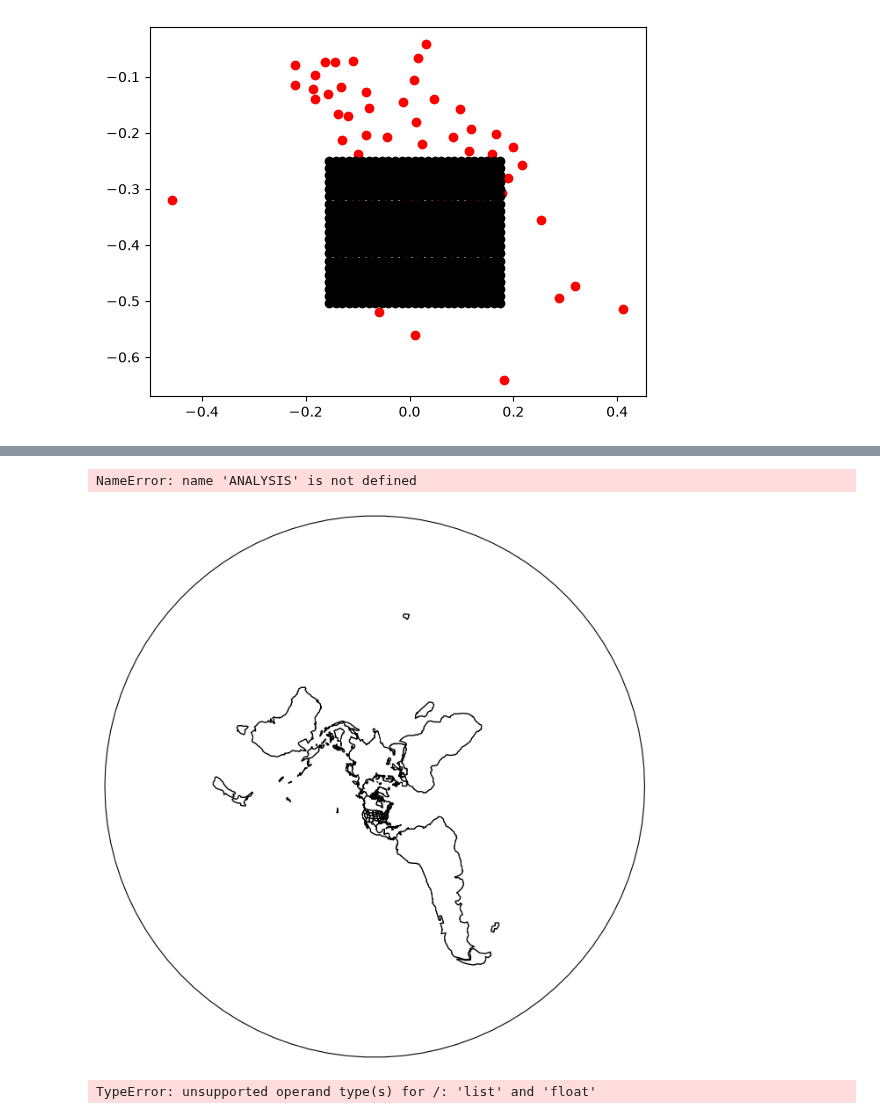
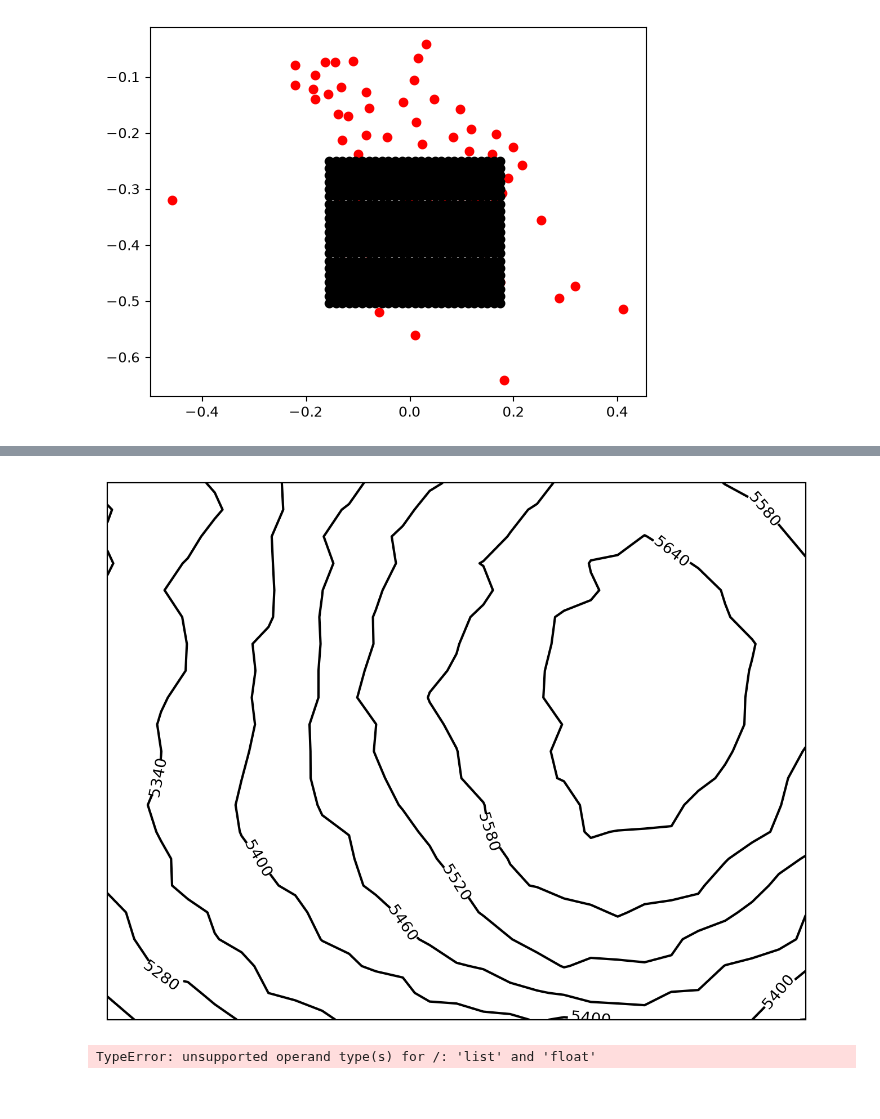
Before and after one commit to Old-World-Yew/ATSC528, a Jupyter notebook: 2-Function_Fitting/function_fitting.ipynb, the cells around one changed output, grey strips where cells are left out. Cells and saved outputs as stored; diff of their text form; code cells hidden in the pictures.

```diff
--- a/2-Function_Fitting/function_fitting.ipynb
+++ b/2-Function_Fitting/function_fitting.ipynb
@@ -72,11 +72,7 @@ for i in range(27):
     diff = i * .0127
     if(i < 21):
         x.append(x0 + diff)
-    else:
-        x.append(np.nan)
     y.append(y0 + diff)
-
-cartesianPoints = np.array([x, y])
 
 # Use the x- & y-values to populate two new numpy arrays with the values necessary to actually graph all gridpoints
 gridx, gridy = np.meshgrid(x,y)
@@ -112,7 +108,7 @@ def __scaleFactor__(lat: float) -> float:
     return (sigmaNumerator / sigmaDenominator)
 
 # Defining a function to convert from lat/long to x/y
-def getCartesian(latDeg: float, longDeg: float) -> float:
+def getCartesian(latDeg: float, longDeg: float) -> (float,float):
     lat = latDeg * degToRad
     long = (longDeg * degToRad) - standardLong
     sigma = __scaleFactor__(lat)
@@ -196,21 +291,20 @@ print(test)
 # %%
 import os
 os.environ["PROJ_IGNORE_CELESTIAL_BODY"] = "YES"
 ### Plot 500mb analyses over a map ###
 globe = ccrs.Globe(ellipse=None, semimajor_axis=rho/100, semiminor_axis=rho/100)
 proj = ccrs.Stereographic(central_longitude=-100,central_latitude=90,true_scale_latitude=60,globe=globe)
 fig = plt.figure(figsize=(8,8),dpi=200)
 ax1 = fig.add_subplot(111,projection=proj)
 ax1.add_feature(cfeature.STATES)
 ax1.add_feature(cfeature.COASTLINE)
 # plot analysis (MAY NEED TO CHANGE VARIABLE NAMES/INDICES) #
-cs1 = ax1.contour(gridy/m/100,-gridx/m/100,ANALYSIS[:,:,0],colors='k',levels=np.arange(0,8000,60),transform=proj)
+cs1 = ax1.contour(y,x,graphZ,colors='k',levels=np.arange(0,8000,60),transform=proj)
 plt.clabel(cs1,levels=np.arange(0,8000,60))
 
 plt.show()
 # %% [output]
-NameError: name 'ANALYSIS' is not defined
-[figure, old version]
+[figure, new version]
 # %%
 ### Plot number of observations available to polynomial fitting scheme for each grid point ###
 globe = ccrs.Globe(ellipse=None, semimajor_axis=rho/100, semiminor_axis=rho/100)
```
Also changed, not shown: parts of 1 cell of this notebook, 1 other file.
